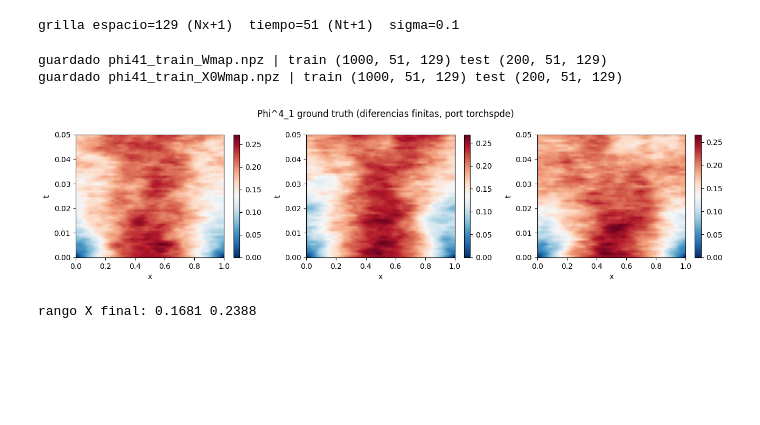
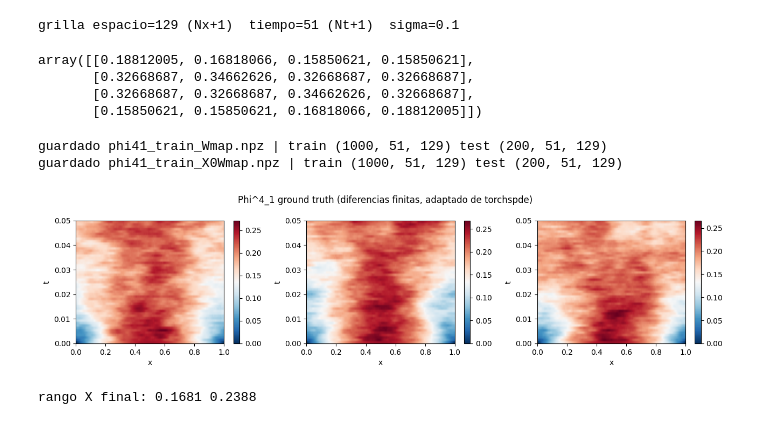
Before and after one commit to enzo-toledo/spde-wce-fno, a Jupyter notebook: phi41_work/nuevo_ground_truth_MDF.ipynb, the cells around one changed output. Cells and saved outputs as stored; diff of their text form; code cells hidden in the pictures; blank space fills up the shorter version.

Commit message:
Generacion de ground truth final

```diff
--- a/phi41_work/nuevo_ground_truth_MDF.ipynb
+++ b/phi41_work/nuevo_ground_truth_MDF.ipynb
@@ -31,12 +37,12 @@ print(f"grilla espacio={Nx1} (Nx+1)  tiempo={Nt1} (Nt+1)  sigma={sigma}")
 # %% [output]
 grilla espacio=129 (Nx+1)  tiempo=51 (Nt+1)  sigma=0.1
 # %%
-# ---------------- Ruido blanco espacio-temporal (port de Noise.WN_space_time) ----------------
+# ---------------- Ruido blanco espacio-temporal (adaptado de Noise.WN_space_time) ----------------
 # Construccion del libro Lord-Powell-Shardlow (Ej. 10.31):
 #   - un movimiento browniano 1D INDEPENDIENTE por cada punto de grilla (N columnas)
 #   - se mezclan con la matriz de correlacion espacial completa  c(x,j)=sqrt(2/Lc) sin(j pi x/Lc)
 #   - Lc = dx*(N-1) = longitud efectiva del dominio
-def _BM(start, stop, dt, l):
+def BM(start, stop, dt, l):
     """l brownianos 1D en [start,stop] paso dt -> (n_t, l), B_0=0."""
     npart = len(partition(start, stop, dt))
     B = np.random.normal(scale=np.sqrt(dt), size=(npart, l))
@@ -48,27 +54,31 @@ def WN_space_time_single(rng_seed=None):
     """Una realizacion de ruido ACUMULADO W (Nt+1, Nx+1)."""
     if rng_seed is not None:
         np.random.seed(rng_seed)
-    N = Nx1
-    Lc = dx * (N - 1)
+    N = Nx1  # 129
+    Lc = dx * (N - 1)  # 1.0
     # matriz de correlacion espacial NxN:  corr[x,j] = sqrt(2/Lc) sin(j pi x / Lc)
     corr = np.array(
         [
-            [np.sqrt(2.0 / Lc) * np.sin(j * np.pi * xx / Lc) for j in range(N)]
-            for xx in O_X
+            [np.sqrt(2.0 / Lc) * np.sin(j * np.pi * x / Lc) for j in range(N)]
+            for x in O_X
         ]
     )
-    B = _BM(s, T, dt, N)  # (Nt+1, N) brownianos por punto
-    return B @ corr.T  # (Nt+1, Nx+1) ruido acumulado correlacionado
+    B = BM(s, T, dt, N)  # (Nt+1, N) brownianos por punto
+    return (
+        B @ corr.T
+    )  # (Nt+1, Nx+1) ruido acumulado correlacionado (Salvi A.2.2 ec. (9))
 # %%
 # ---------------- Condiciones iniciales ----------------
 def ci_base():
-    """CI determinista del upstream: x(1-x)  (NO campo cero)."""
+    """CI determinista de x(1-x)"""
     return O_X * (1.0 - O_X)
 
 
 def ci_estocastica(rng, p=10, decay=2, scaling=1.0):
-    """CI aleatoria (port de Noise.initial): sum_k a_k sin(k pi x/scale)/(|k|+1)^decay,
-    superpuesta a x(1-x), escala 0.1.  (tarea (X0,W)->X)"""
+    """CI aleatoria: sum_k a_k sin(k pi x/scale)/(|k|+1)^decay,
+    superpuesta a x(1-x), escala 0.1.  (tarea (X0,W)->X).
+    Esta es la considerada en Salvi (sección 4.1).
+    """
     scale = O_X.max() / scaling
     SIN = np.array(
         [
@@ -87,10 +99,17 @@ def ci_estocastica(rng, p=10, decay=2, scaling=1.0):
+# %%
+M
+# %% [output]
+array([[0.18812005, 0.16818066, 0.15850621, 0.15850621],
+       [0.32668687, 0.34662626, 0.32668687, 0.32668687],
+       [0.32668687, 0.32668687, 0.34662626, 0.32668687],
+       [0.15850621, 0.15850621, 0.16818066, 0.18812005]])
 # %%
-# ---------------- Solver de DIFERENCIAS FINITAS (port de SPDE.Parabolic) ----------------
+# ---------------- Solver de DIFERENCIAS FINITAS (adaptado de SPDE.Parabolic) ----------------
 # Esquema semi-implicito:  u_{n+1} = (I - dt/dx^2 A)^{-1} [ u_n + mu(u_n) dt + sigma dW_{n+1} ]
 #   A = Laplaciano tridiagonal periodico (3 puntos);  mu(u)=3u-u^3 (reaccion explicita).
-def _matriz_parabolica(N, dt, dx, eps=1.0):
+def matriz_parabolica(N, dt, dx, eps=1.0):
     """(N+1)x(N+1):  (I - eps*dt/dx^2 A)^{-1},  A Laplaciano discreto periodico."""
-    A = (
+    A = (  # matriz de diferencias finitas para el laplaciano.
         np.diag(-2.0 * np.ones(N + 1))
         + np.diag(np.ones(N), 1)
         + np.diag(np.ones(N), -1)
@@ -99,10 +118,10 @@ def _matriz_parabolica(N, dt, dx, eps=1.0):
     return np.linalg.inv(np.identity(N + 1) - eps * dt * A / dx**2)
 
 
-_M = _matriz_parabolica(
+M = matriz_parabolica(
     Nx1 - 1, dt, dx, eps
 ).T  # transpuesta: se multiplica por la derecha
-_mu = np.vectorize(lambda u: 3.0 * u - u**3)  # drift Phi^4_1
+mu = np.vectorize(lambda u: 3.0 * u - u**3)  # drift Phi^4_1
 
 
 def resolver(IC, W):
@@ -113,8 +132,8 @@ def resolver(IC, W):
     sol = np.zeros_like(W)
     sol[0] = IC
     for i in range(1, Nt1):
-        cur = sol[i - 1] + _mu(sol[i - 1]) * dt + dW[i]  # reaccion explicita + ruido
-        sol[i] = cur @ _M  # paso implicito (difusion)
+        cur = sol[i - 1] + mu(sol[i - 1]) * dt + dW[i]  # reaccion explicita + ruido
+        sol[i] = cur @ M  # paso implicito (difusion)
     return sol.astype(np.float32)
 # %%
 # ---------------- Generador de dataset ----------------
@@ -176,24 +195,24 @@ guardar(
 guardado phi41_train_Wmap.npz | train (1000, 51, 129) test (200, 51, 129)
 guardado phi41_train_X0Wmap.npz | train (1000, 51, 129) test (200, 51, 129)
 # %%
-# ---------------- (opcional) chequeo visual ----------------
+# Comprobación final:
 import matplotlib.pyplot as plt
 
 Wd, Xd = generar_dataset(3, 0, ci="base")
 fig, ax = plt.subplots(1, 3, figsize=(13, 3.4))
 for i in range(3):
     im = ax[i].imshow(
         Xd[i], aspect="auto", origin="lower", extent=[0, bnd, 0, T], cmap="RdBu_r"
     )
     ax[i].set_xlabel("x")
     ax[i].set_ylabel("t")
     fig.colorbar(im, ax=ax[i])
-plt.suptitle("Phi^4_1 ground truth (diferencias finitas, port torchspde)")
+plt.suptitle("Phi^4_1 ground truth (diferencias finitas, adaptado de torchspde)")
 plt.tight_layout()
 plt.show()
 print(
     "rango X final:", round(float(Xd[0, -1].min()), 4), round(float(Xd[0, -1].max()), 4)
 )
 # %% [output]
-[figure, old version]
+[figure, new version]
 rango X final: 0.1681 0.2388
```
Also changed, not shown: parts of 5 cells of this notebook.
